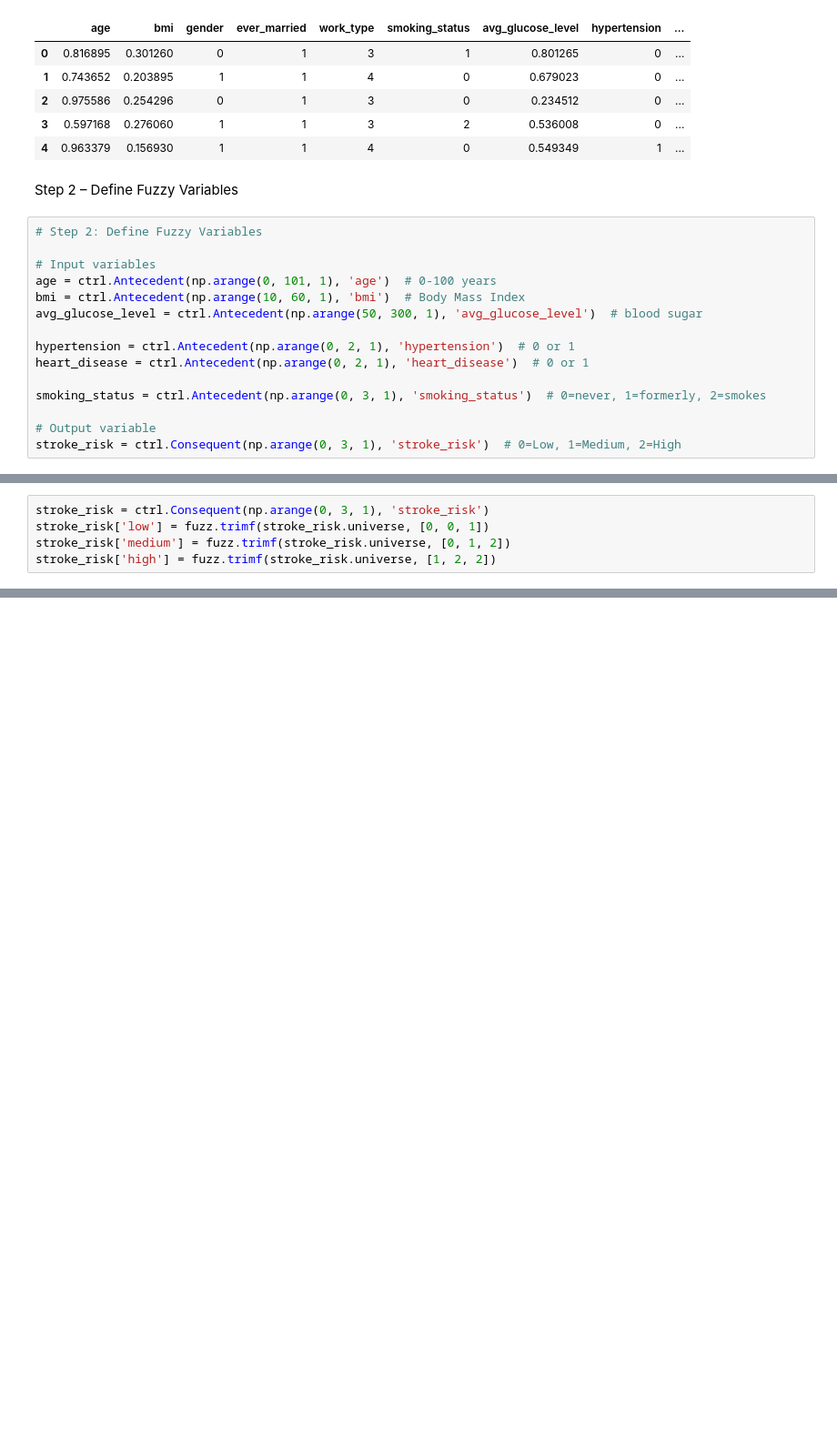
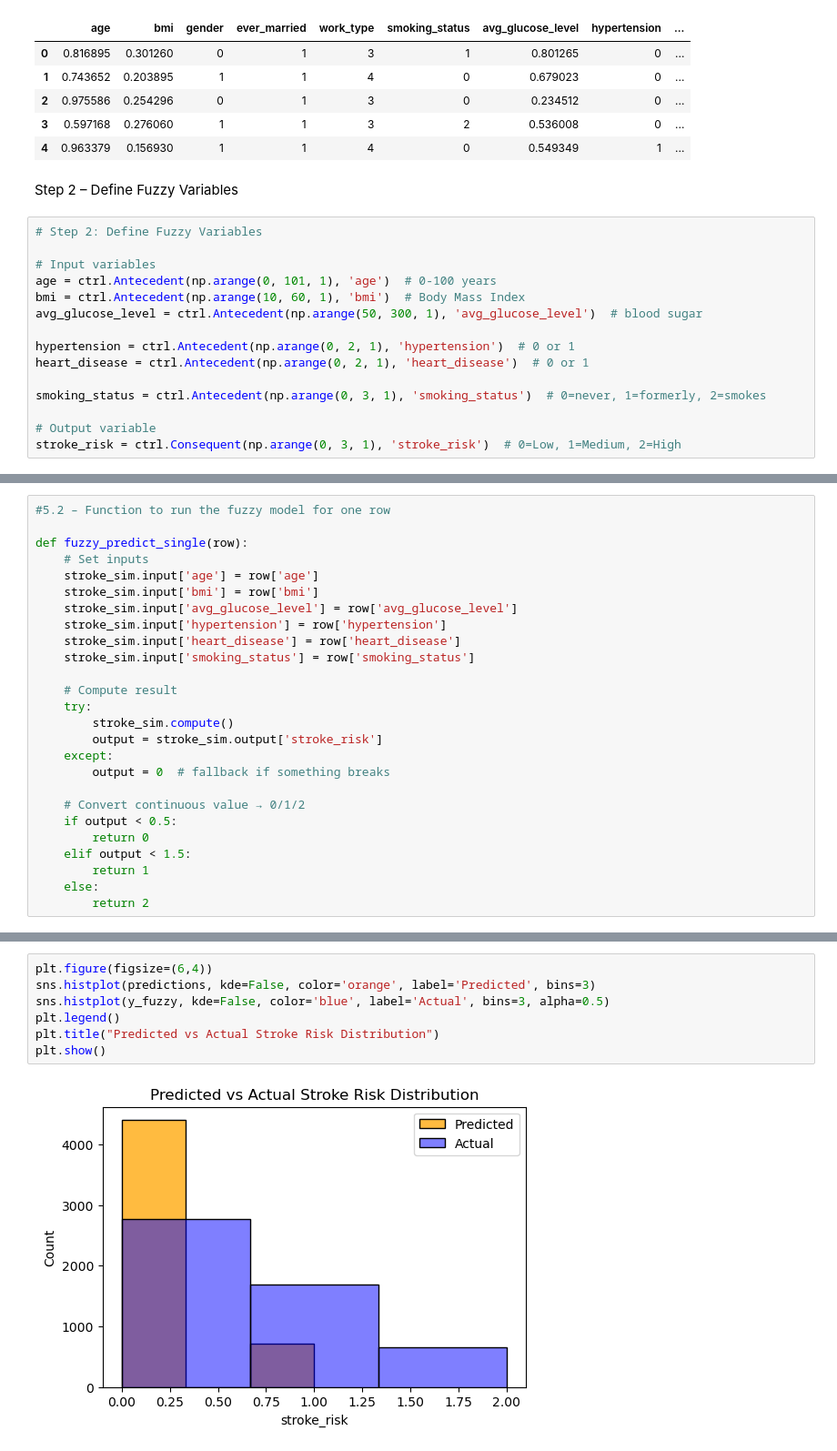
Before and after one commit to ZainAlabidinShbani/ParetoFuzzy-ClinicalRisk, a Jupyter notebook: notebooks/03_fuzzy_baseline.ipynb, the cells around one changed output, grey strips where cells are left out. Shown at 91% size. Cells and saved outputs as stored; diff of their text form; blank space fills up the shorter version.

```diff
--- a/notebooks/03_fuzzy_baseline.ipynb
+++ b/notebooks/03_fuzzy_baseline.ipynb
@@ -118,5 +99,0 @@ avg_glucose['high'] = fuzz.trimf(avg_glucose.universe, [0.7, 1, 1])
-# %%
-stroke_risk = ctrl.Consequent(np.arange(0, 3, 1), 'stroke_risk')
-stroke_risk['low'] = fuzz.trimf(stroke_risk.universe, [0, 0, 1])
-stroke_risk['medium'] = fuzz.trimf(stroke_risk.universe, [0, 1, 2])
-stroke_risk['high'] = fuzz.trimf(stroke_risk.universe, [1, 2, 2])
@@ -332,0 +192,26 @@ plt.show()
+# %%
+#5.2 – Function to run the fuzzy model for one row
+
+def fuzzy_predict_single(row):
+    # Set inputs
+    stroke_sim.input['age'] = row['age']
+    stroke_sim.input['bmi'] = row['bmi']
+    stroke_sim.input['avg_glucose_level'] = row['avg_glucose_level']
+    stroke_sim.input['hypertension'] = row['hypertension']
+    stroke_sim.input['heart_disease'] = row['heart_disease']
+    stroke_sim.input['smoking_status'] = row['smoking_status']
+
+    # Compute result
+    try:
+        stroke_sim.compute()
+        output = stroke_sim.output['stroke_risk']
+    except:
+        output = 0  # fallback if something breaks
+
+    # Convert continuous value → 0/1/2
+    if output < 0.5:
+        return 0
+    elif output < 1.5:
+        return 1
+    else:
+        return 2
@@ -332,0 +254,9 @@ plt.show()
+# %%
+plt.figure(figsize=(6,4))
+sns.histplot(predictions, kde=False, color='orange', label='Predicted', bins=3)
+sns.histplot(y_fuzzy, kde=False, color='blue', label='Actual', bins=3, alpha=0.5)
+plt.legend()
+plt.title("Predicted vs Actual Stroke Risk Distribution")
+plt.show()
+# %% [output]
+[figure, added]
```
Also changed, not shown: parts of 21 cells of this notebook, 1 other file.
